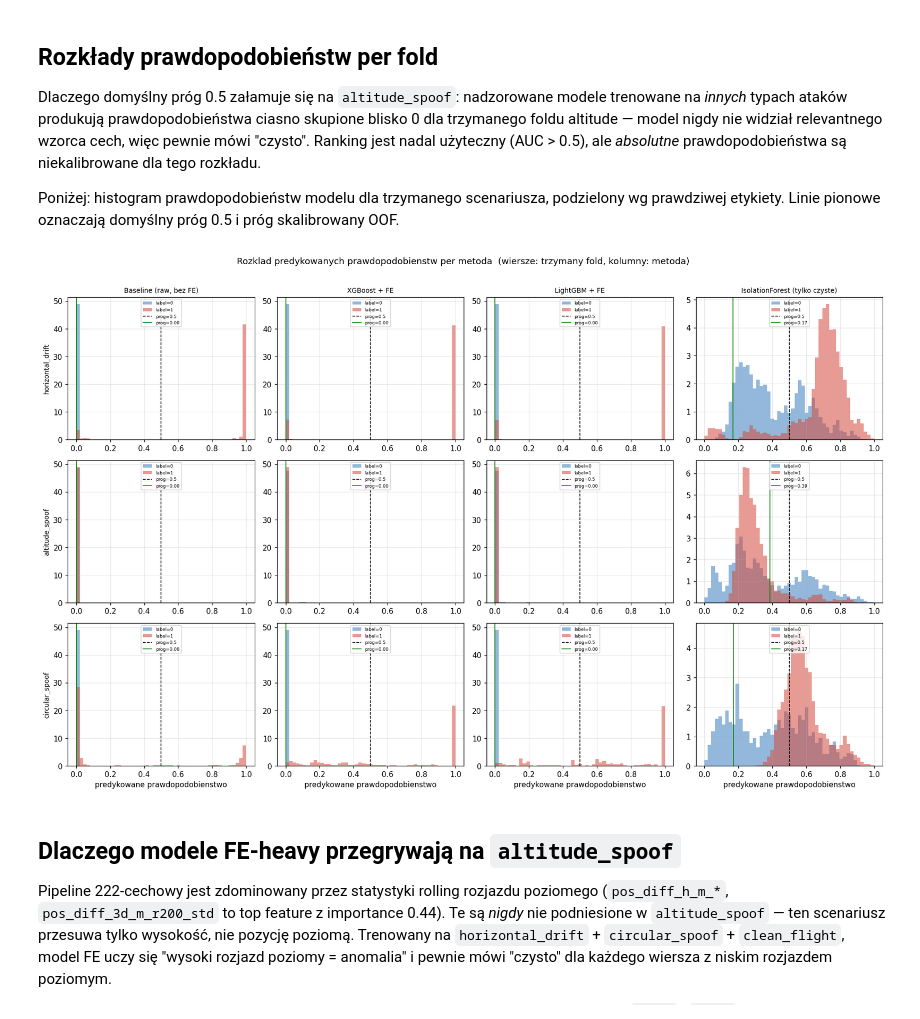
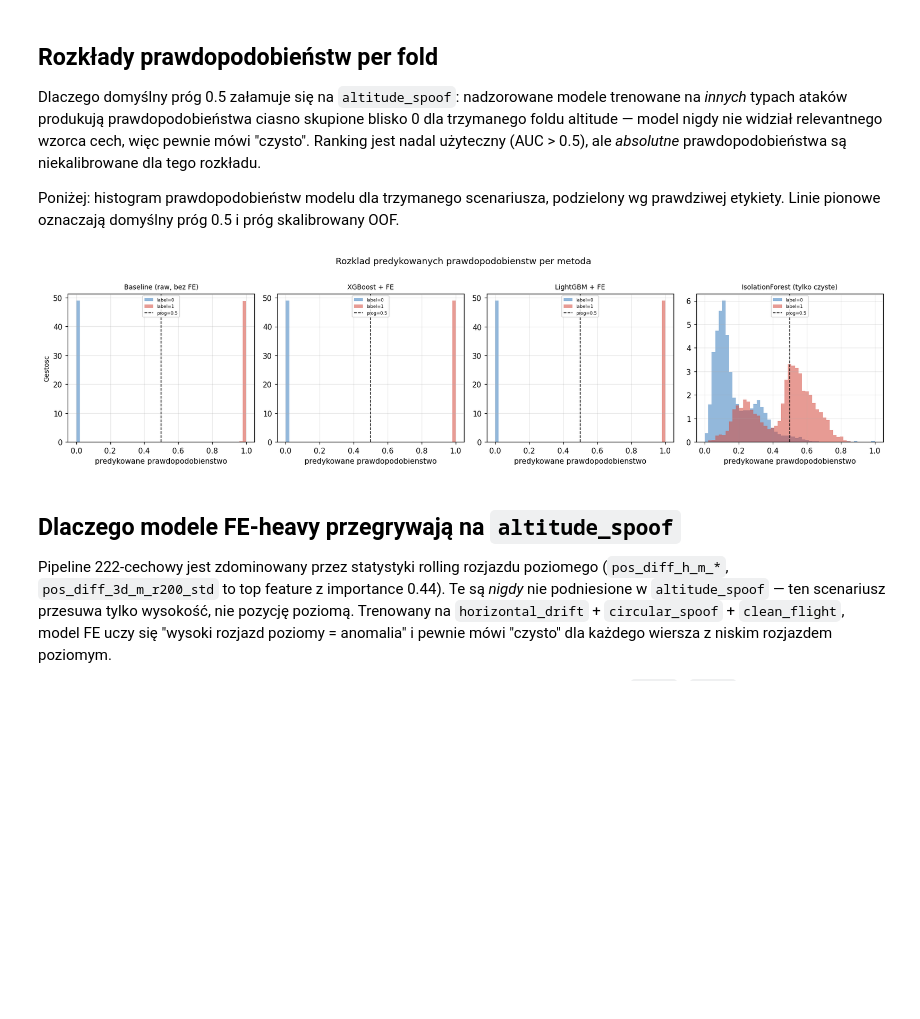
Before and after one commit to matthiasoo/Kosciuszkon-2026, a Jupyter notebook: analysis.ipynb, the cells around one changed output. Drawn from its saved outputs; the diff is of its cells as text; code cells hidden in the pictures; blank space fills up the shorter version.

```diff
--- a/analysis.ipynb
+++ b/analysis.ipynb
@@ -84,26 +84,23 @@ ROLL_BASE = [
     'vn_diff','ve_diff','vd_diff','vel_diff_h','vel_diff_3d',
     'speed_diff','abs_cog_diff',
     'eph_y','epv_y','s_variance_m_s','c_variance_rad',
-    'noise_per_ms','jamming_indicator','satellites_used',
     'eph','epv','evh','evv','ax','ay','az',
 ]
 WINDOWS = [10, 50, 200]
 def add_rolling_features(df):
     out = df.copy()
     for w in WINDOWS:
-        rolled = (df.groupby('scenario_type')[ROLL_BASE]
+        rolled = (df[ROLL_BASE]
                     .rolling(w, min_periods=1).agg(['mean','std']))
         rolled.columns = [f'{c}_r{w}_{stat}' for c, stat in rolled.columns]
-        rolled = rolled.reset_index(level=0, drop=True)
         out = pd.concat([out, rolled], axis=1)
     return out.fillna(0.0)
 
 raw_data = prepare(df)
 fe_data  = add_rolling_features(add_divergence_features(raw_data))
 
-ATTACK_SCENARIOS = ['horizontal_drift', 'altitude_spoof', 'circular_spoof']
-RAW_FEATS = [c for c in raw_data.columns if c not in ('label','scenario_type')]
-FE_FEATS  = [c for c in fe_data.columns  if c not in ('label','scenario_type')]
+RAW_FEATS = [c for c in raw_data.columns if c not in ('label',)]
+FE_FEATS  = [c for c in fe_data.columns  if c not in ('label',)]
 print('cech surowych:', len(RAW_FEATS), '   cech po FE:', len(FE_FEATS))
 # %% [output]
 cech surowych: 47    cech po FE: 222
@@ -212,33 +197,33 @@ Dlaczego domyślny próg 0.5 załamuje się na `altitude_spoof`: nadzorowane mod
 
 Poniżej: histogram prawdopodobieństw modelu dla trzymanego scenariusza, podzielony wg prawdziwej etykiety. Linie pionowe oznaczają domyślny próg 0.5 i próg skalibrowany OOF.
 # %%
-fig, axes = plt.subplots(3, 4, figsize=(16, 10), sharey=False)
+fig, axes = plt.subplots(1, 4, figsize=(16, 4), sharey=False)
 
-for r, held in enumerate(ATTACK_SCENARIOS):
-    for c, (name, fp) in enumerate(METHODS.items()):
-        ax = axes[r, c]
-        y, p = fp[held]
-        bins = np.linspace(0, 1, 50)
-        ax.hist(p[y == 0], bins=bins, alpha=0.55, color='#3a7ebf',
-                label='label=0', density=True)
-        ax.hist(p[y == 1], bins=bins, alpha=0.55, color='#d44a3c',
-                label='label=1', density=True)
-        ax.axvline(0.5, color='black', ls='--', lw=1, label='prog=0.5')
-        t = calibrated_thr[name][held]
-        ax.axvline(t, color='green', ls='-', lw=1, label=f'prog={t:.2f}')
-        if r == 0:
-            ax.set_title(name, fontsize=9)
-        if c == 0:
-            ax.set_ylabel(held, fontsize=9)
-        if r == 2:
-            ax.set_xlabel('predykowane prawdopodobienstwo')
-        ax.legend(fontsize=6, loc='upper center')
-plt.suptitle('Rozklad predykowanych prawdopodobienstw per metoda  (wiersze: trzymany fold, kolumny: metoda)',
+for c, (name, fp) in enumerate(METHODS.items()):
+    ax = axes[c]
+    ys, ps = [], []
+    for fold_name, (y, p) in fp.items():
+        ys.extend(y); ps.extend(p)
+    y, p = np.array(ys), np.array(ps)
+
+    bins = np.linspace(0, 1, 50)
+    ax.hist(p[y == 0], bins=bins, alpha=0.55, color='#3a7ebf',
+            label='label=0', density=True)
+    ax.hist(p[y == 1], bins=bins, alpha=0.55, color='#d44a3c',
+            label='label=1', density=True)
+    ax.axvline(0.5, color='black', ls='--', lw=1, label='prog=0.5')
+
+    ax.set_title(name, fontsize=9)
+    ax.set_xlabel('predykowane prawdopodobienstwo')
+    if c == 0:
+        ax.set_ylabel('Gestosc', fontsize=9)
+    ax.legend(fontsize=6, loc='upper center')
+plt.suptitle('Rozklad predykowanych prawdopodobienstw per metoda',
              y=1.01, fontsize=12)
 plt.tight_layout()
 plt.show()
 # %% [output]
-[figure, old version]
+[figure, new version]
 # %% [markdown]
 ## Dlaczego modele FE-heavy przegrywają na `altitude_spoof`
 
```
Also changed, not shown: parts of 4 cells of this notebook, 6 other files.
